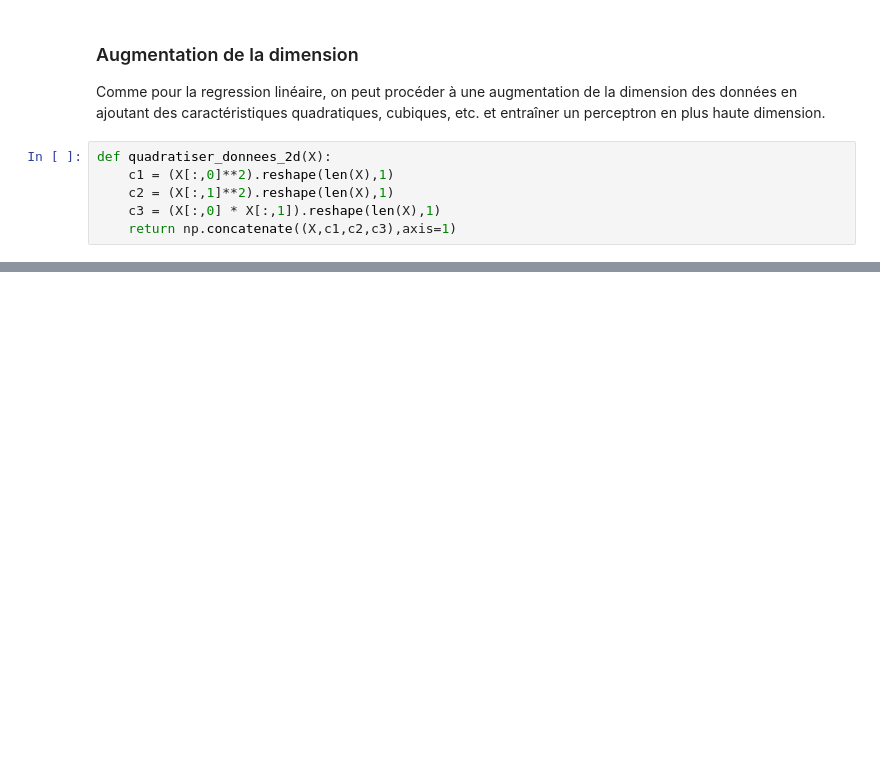
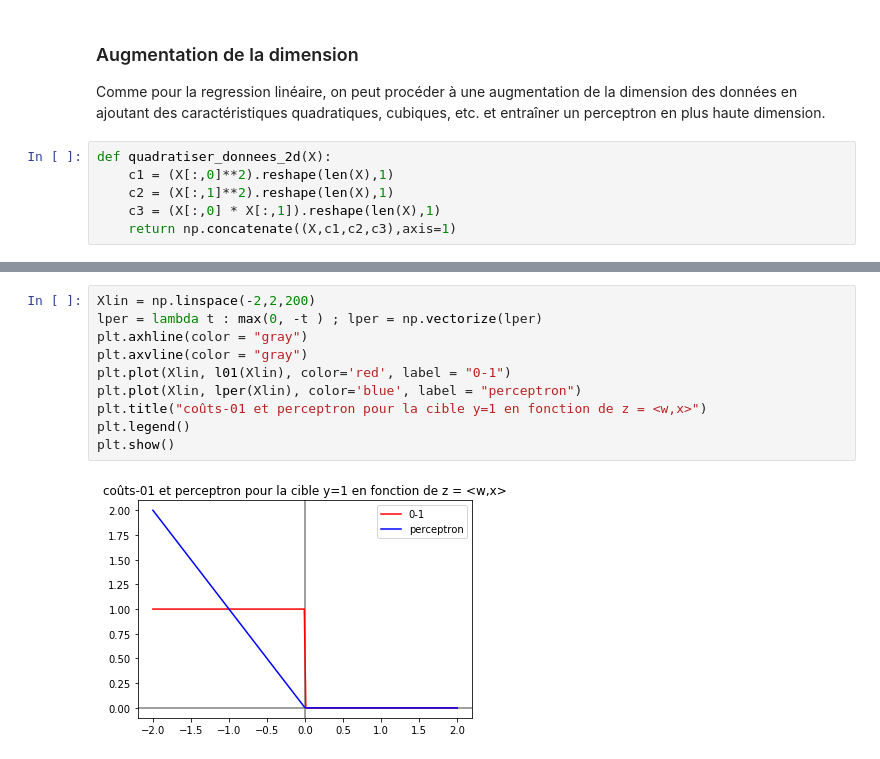
Before and after one commit to DrAlgo/apprentissage_m2_amis, a Jupyter notebook: jupyter/6_perceptron.ipynb, the cells around one changed output, grey strips where cells are left out. Drawn from its saved outputs; the diff is of its cells as text; blank space fills up the shorter version.

```diff
--- a/jupyter/6_perceptron.ipynb
+++ b/jupyter/6_perceptron.ipynb
@@ -547,0 +603,12 @@ visualisation_zones(p, Xpar, Ypar, transformation = quadratiser_donnees_2d)
+# %%
+Xlin = np.linspace(-2,2,200)
+lper = lambda t : max(0, -t ) ; lper = np.vectorize(lper)
+plt.axhline(color = "gray")
+plt.axvline(color = "gray")
+plt.plot(Xlin, l01(Xlin), color='red', label = "0-1")
+plt.plot(Xlin, lper(Xlin), color='blue', label = "perceptron")
+plt.title("coûts-01 et perceptron pour la cible y=1 en fonction de z = <w,x>")
+plt.legend()
+plt.show()
+# %% [output]
+[figure, added]
```
Also changed, not shown: parts of 40 cells of this notebook.
